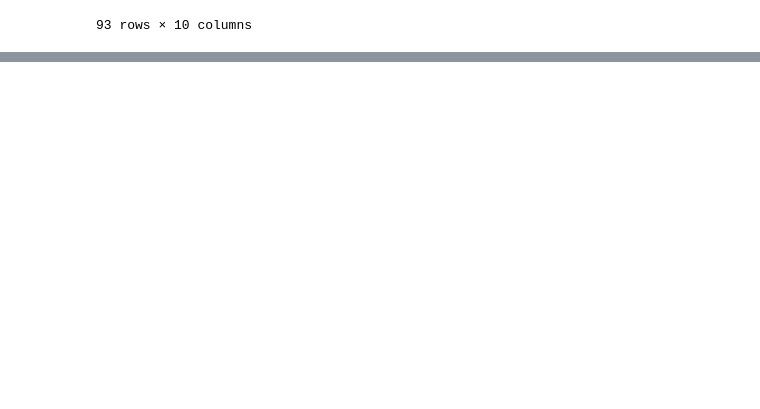
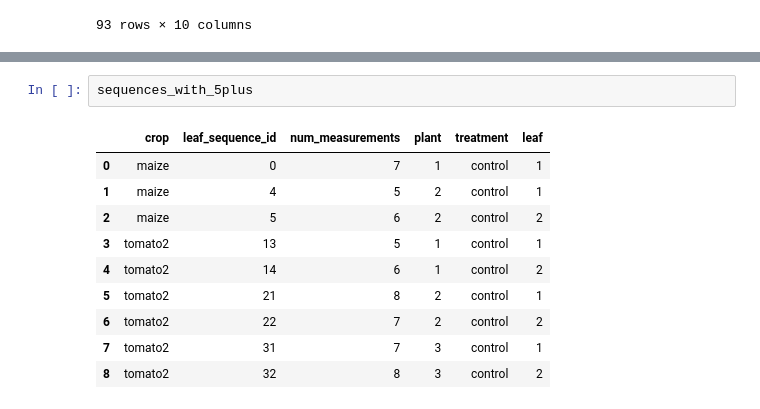
Before and after one commit to Joaquin-Gajardo/plant-shape-analysis, a Jupyter notebook: notebooks/7-compute_traits_TrackPlant3D.ipynb, the cells around one changed output, grey strips where cells are left out. Saved outputs shown, nothing was run; the diff lists cells and outputs as text; blank space fills up the shorter version.

Commit message:
find good and long dense leaf sequences

```diff
--- a/notebooks/7-compute_traits_TrackPlant3D.ipynb
+++ b/notebooks/7-compute_traits_TrackPlant3D.ipynb
@@ -222,0 +409,13 @@ MAIZE:
+# %%
+sequences_with_5plus
+# %% [output]
+|  | crop | leaf_sequence_id | num_measurements | plant | treatment | leaf |
+| 0 | maize | 0 | 7 | 1 | control | 1 |
+| 1 | maize | 4 | 5 | 2 | control | 1 |
+| 2 | maize | 5 | 6 | 2 | control | 2 |
+| 3 | tomato2 | 13 | 5 | 1 | control | 1 |
+| 4 | tomato2 | 14 | 6 | 1 | control | 2 |
+| 5 | tomato2 | 21 | 8 | 2 | control | 1 |
+| 6 | tomato2 | 22 | 7 | 2 | control | 2 |
+| 7 | tomato2 | 31 | 7 | 3 | control | 1 |
+| 8 | tomato2 | 32 | 8 | 3 | control | 2 |
```
Also changed, not shown: parts of 18 cells of this notebook.
